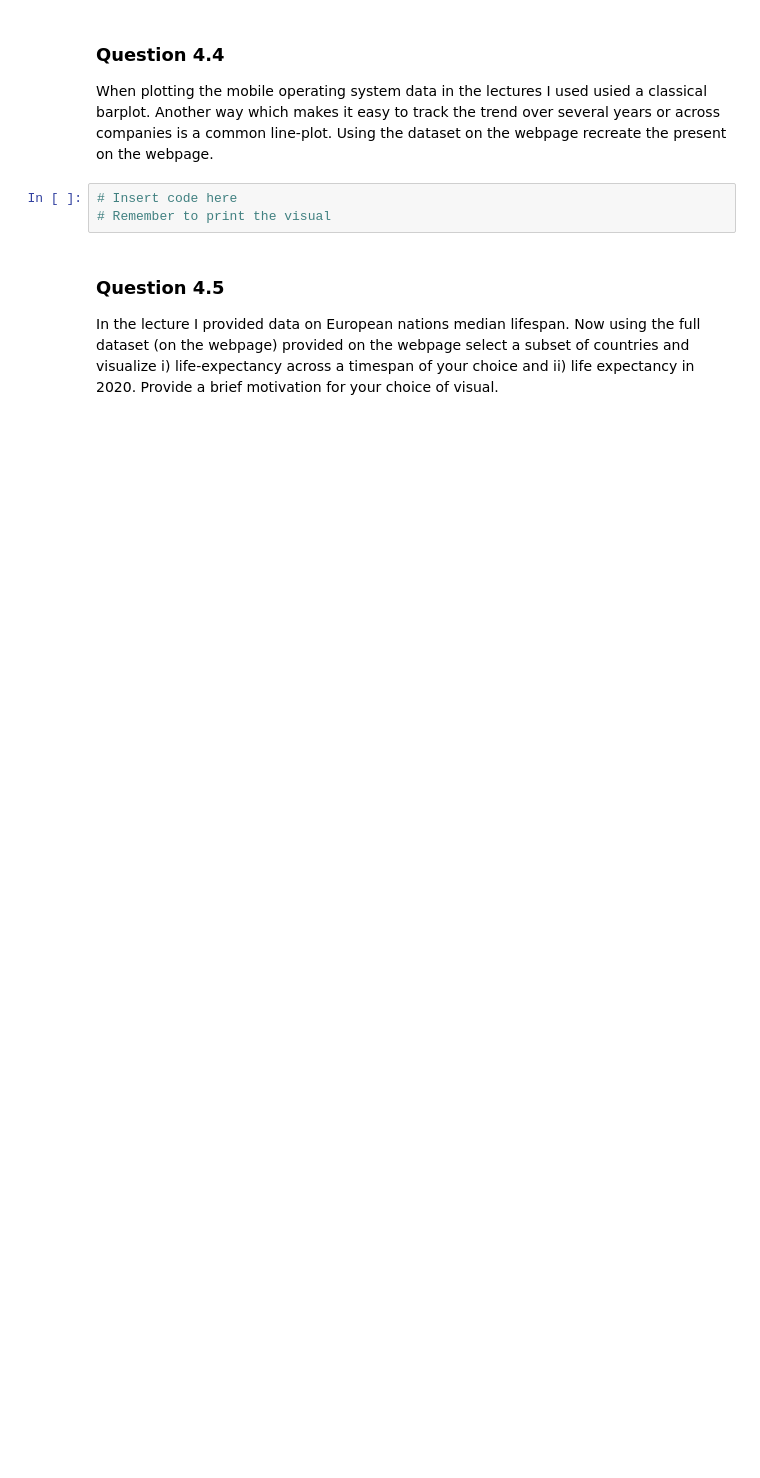
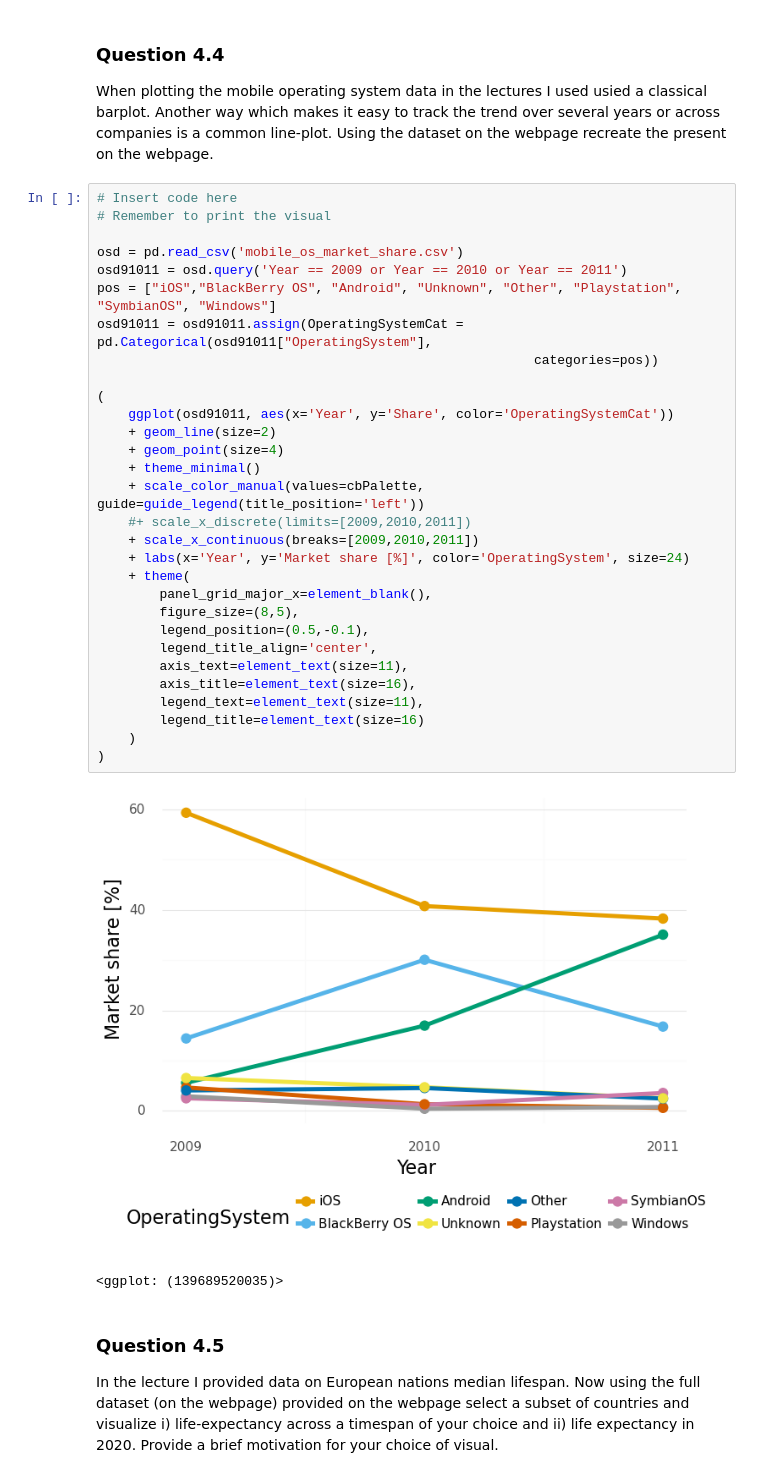
Before and after one commit to AxelEiman/SciVis, a Jupyter notebook: HW1/Homework1.ipynb, the cells around one changed output. Drawn from its saved outputs; the diff is of its cells as text; blank space fills up the shorter version.

```diff
--- a/HW1/Homework1.ipynb
+++ b/HW1/Homework1.ipynb
@@ -413,9 +414,39 @@ See the caveats in the documentation: https://pandas.pydata.org/pandas-docs/stab
 ### Question 4.4
 
 When plotting the mobile operating system data in the lectures I used usied a classical barplot. Another way which makes it easy to track the trend over several years or across companies is a common line-plot. Using the dataset on the webpage recreate the present on the webpage.
-# %%
-# Insert code here
-# Remember to print the visual
+# %%
+# Insert code here
+# Remember to print the visual
+
+osd = pd.read_csv('mobile_os_market_share.csv')
+osd91011 = osd.query('Year == 2009 or Year == 2010 or Year == 2011')
+pos = ["iOS","BlackBerry OS", "Android", "Unknown", "Other", "Playstation", "SymbianOS", "Windows"]
+osd91011 = osd91011.assign(OperatingSystemCat = pd.Categorical(osd91011["OperatingSystem"],
+                                                        categories=pos))
+
+(
+    ggplot(osd91011, aes(x='Year', y='Share', color='OperatingSystemCat'))
+    + geom_line(size=2)
+    + geom_point(size=4)
+    + theme_minimal()
+    + scale_color_manual(values=cbPalette, guide=guide_legend(title_position='left'))
+    #+ scale_x_discrete(limits=[2009,2010,2011])
+    + scale_x_continuous(breaks=[2009,2010,2011])
+    + labs(x='Year', y='Market share [%]', color='OperatingSystem', size=24)
+    + theme(
+        panel_grid_major_x=element_blank(),
+        figure_size=(8,5),
+        legend_position=(0.5,-0.1),
+        legend_title_align='center',
+        axis_text=element_text(size=11),
+        axis_title=element_text(size=16),
+        legend_text=element_text(size=11),
+        legend_title=element_text(size=16)
+    )
+)
+# %% [output]
+[figure, added]
+<ggplot: (139689520035)>
 # %% [markdown]
 ### Question 4.5
 
```
Also changed, not shown: parts of 15 cells of this notebook, 1 other file.
